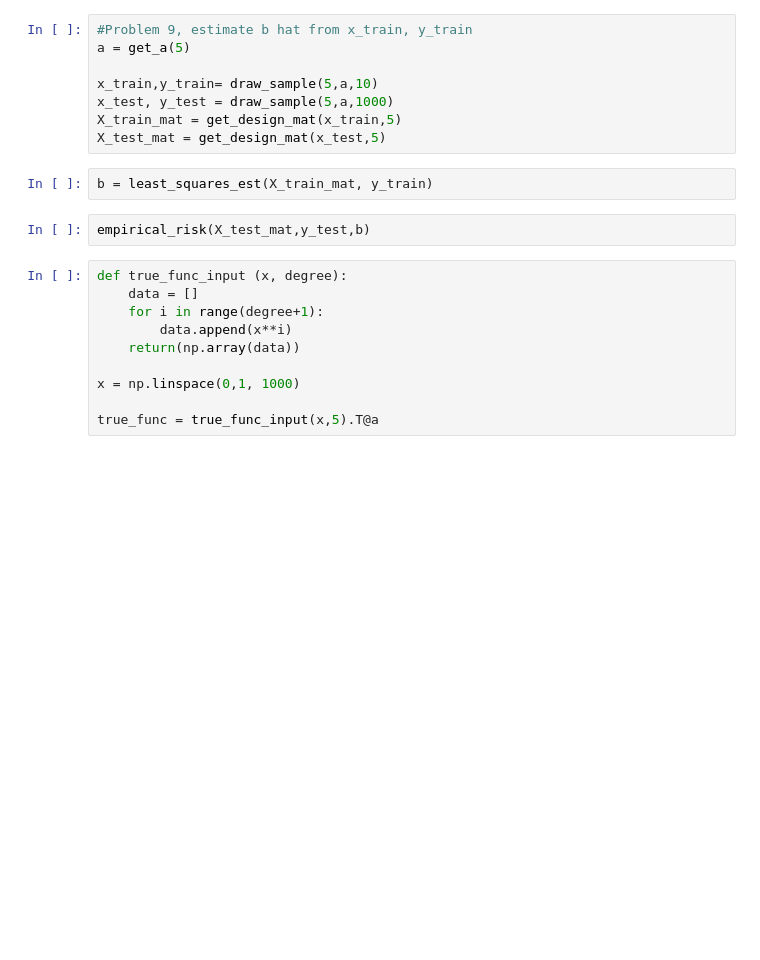
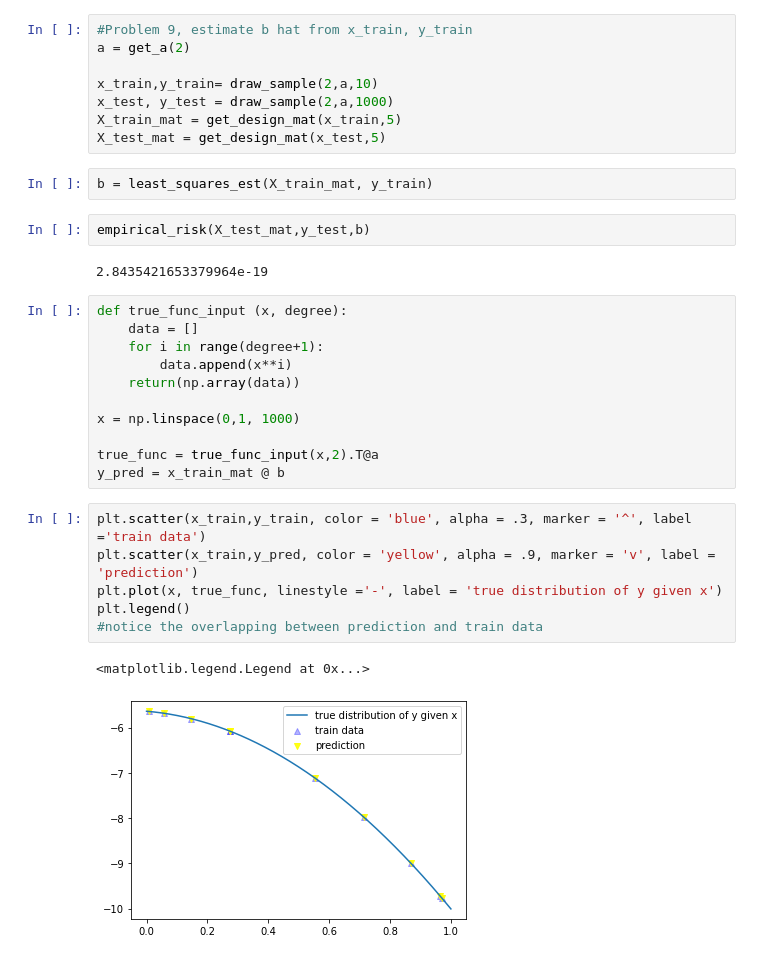
Before and after one commit to jgeorge313/Sem_2, a Jupyter notebook: DS_GA_1003/HW/hw1/DS_GA_1003_HW_1.ipynb, the cells around one changed output. Cells and saved outputs as stored; diff of their text form; blank space fills up the shorter version.

```diff
--- a/DS_GA_1003/HW/hw1/DS_GA_1003_HW_1.ipynb
+++ b/DS_GA_1003/HW/hw1/DS_GA_1003_HW_1.ipynb
@@ -67,16 +67,18 @@ def empirical_risk(X, target_vector, coefficients):
     return(total_risk/len(target_vector))
 # %%
 #Problem 9, estimate b hat from x_train, y_train
-a = get_a(5)
+a = get_a(2)
 
-x_train,y_train= draw_sample(5,a,10)
-x_test, y_test = draw_sample(5,a,1000)
+x_train,y_train= draw_sample(2,a,10)
+x_test, y_test = draw_sample(2,a,1000)
 X_train_mat = get_design_mat(x_train,5)
 X_test_mat = get_design_mat(x_test,5)
 # %%
 b = least_squares_est(X_train_mat, y_train)
 # %%
 empirical_risk(X_test_mat,y_test,b)
+# %% [output]
+2.8435421653379964e-19
 # %%
 def true_func_input (x, degree):
     data = []
@@ -86,7 +88,17 @@ def true_func_input (x, degree):
 
 x = np.linspace(0,1, 1000)
 
-true_func = true_func_input(x,5).T@a
+true_func = true_func_input(x,2).T@a
+y_pred = x_train_mat @ b
+# %%
+plt.scatter(x_train,y_train, color = 'blue', alpha = .3, marker = '^', label ='train data')
+plt.scatter(x_train,y_pred, color = 'yellow', alpha = .9, marker = 'v', label = 'prediction')
+plt.plot(x, true_func, linestyle ='-', label = 'true distribution of y given x')
+plt.legend()
+#notice the overlapping between prediction and train data
+# %% [output]
+<matplotlib.legend.Legend at 0x...>
+[figure, added]
 # %%
 #keeping y train and y_test the same, how well would our
 #polynomial of degree i fit model a polynomial of degree 5
```
Also changed, not shown: parts of 30 cells of this notebook.
